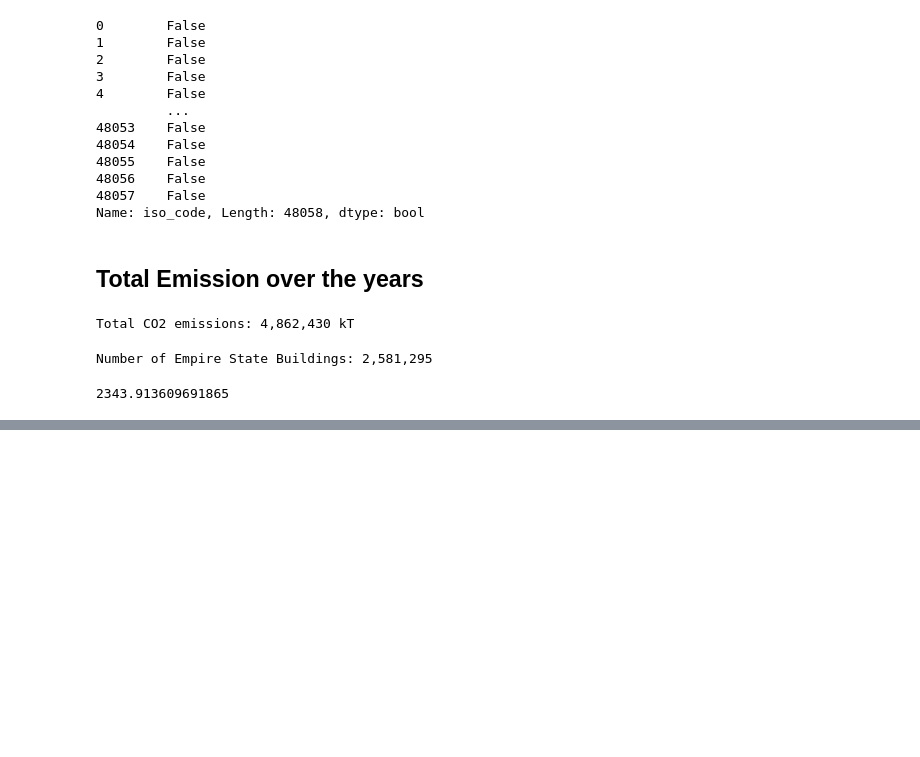
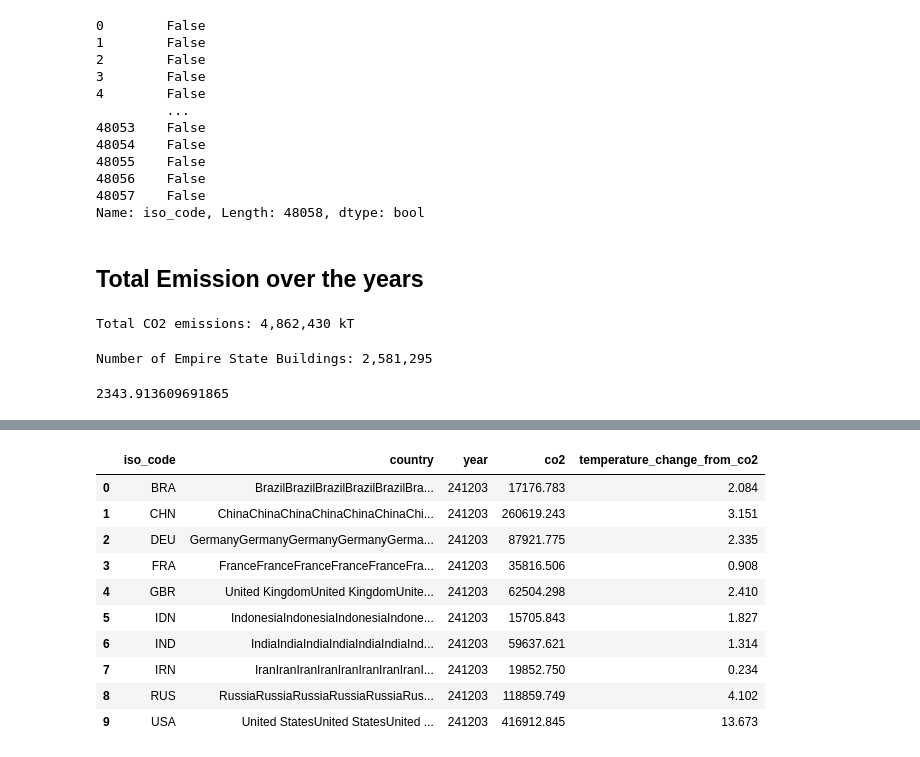
Before and after one commit to UBC-MDS/DSCI-532_2024_20_appname, a Jupyter notebook: notebooks/eda.ipynb, the cells around one changed output, grey strips where cells are left out. Saved outputs shown, nothing was run; the diff lists cells and outputs as text; code cells hidden in the pictures; blank space fills up the shorter version.

```diff
--- a/notebooks/eda.ipynb
+++ b/notebooks/eda.ipynb
@@ -251,0 +254,15 @@ total_co2 * 1e3 / 1.98 / vol_of_empire_state_building
+# %%
+def filter_data(df, country_codes, start_year=1900, end_year=2022):
+    """
+    Filters the data based on the selected countries and year range.
+    """
+    if country_codes:
+        df = df[df.iso_code.isin(country_codes)]
+    return df.query(f"{start_year} <= year <= {end_year}")
+# %%
+df = pd.read_csv("../data/processed/co2-data.csv")
+df_filtered = filter_data(
+    df, ["USA", "CHN", "IND", "RUS", "DEU", "GBR", "FRA", "BRA", "IDN", "IRN"]
+)
+df_filtered.head()
+# df_filtered = df_filtered.groupby(["iso_code"]).sum().reset_index()
@@ -251,0 +290,14 @@ total_co2 * 1e3 / 1.98 / vol_of_empire_state_building
+# %%
+df_filtered.groupby("iso_code", as_index=False).sum()
+# %% [output]
+|  | iso_code | country | year | co2 | temperature_change_from_co2 |
+| 0 | BRA | BrazilBrazilBrazilBrazilBrazilBra... | 241203 | 17176.783 | 2.084 |
+| 1 | CHN | ChinaChinaChinaChinaChinaChinaChi... | 241203 | 260619.243 | 3.151 |
+| 2 | DEU | GermanyGermanyGermanyGermanyGerma... | 241203 | 87921.775 | 2.335 |
+| 3 | FRA | FranceFranceFranceFranceFranceFra... | 241203 | 35816.506 | 0.908 |
+| 4 | GBR | United KingdomUnited KingdomUnite... | 241203 | 62504.298 | 2.410 |
+| 5 | IDN | IndonesiaIndonesiaIndonesiaIndone... | 241203 | 15705.843 | 1.827 |
+| 6 | IND | IndiaIndiaIndiaIndiaIndiaIndiaInd... | 241203 | 59637.621 | 1.314 |
+| 7 | IRN | IranIranIranIranIranIranIranIranI... | 241203 | 19852.750 | 0.234 |
+| 8 | RUS | RussiaRussiaRussiaRussiaRussiaRus... | 241203 | 118859.749 | 4.102 |
+| 9 | USA | United StatesUnited StatesUnited ... | 241203 | 416912.845 | 13.673 |
```
Also changed, not shown: parts of 3 cells of this notebook, 2 other files.
